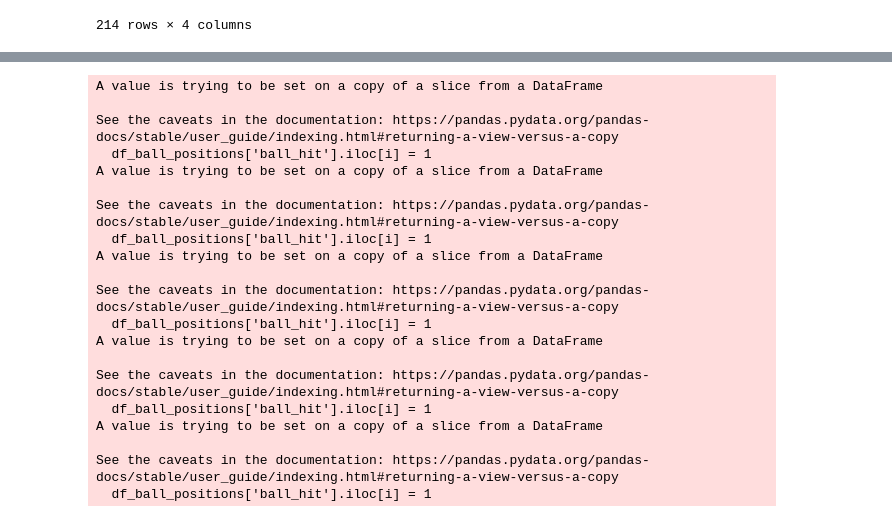
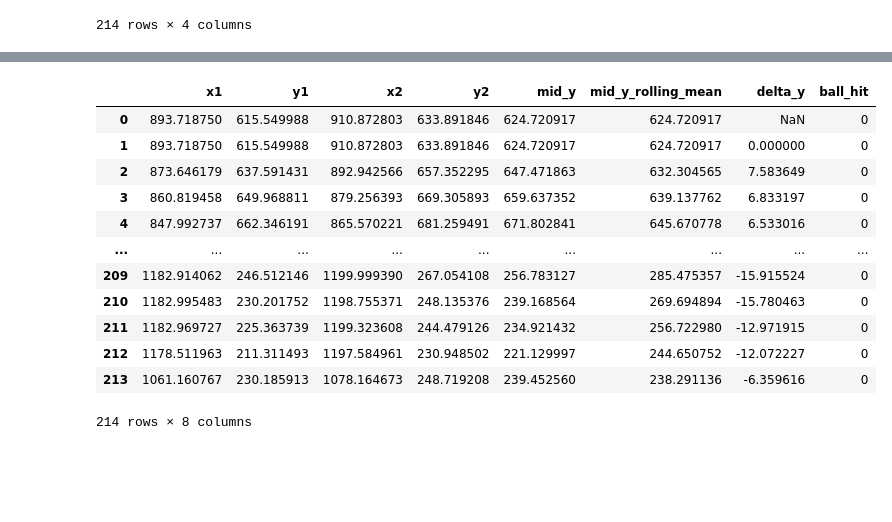
Before and after one commit to joshua-cheng2210/tennisCV, a Jupyter notebook: analysis/ball_analysis.ipynb, the cells around one changed output, grey strips where cells are left out. Cells and saved outputs as stored; diff of their text form; code cells hidden in the pictures; blank space fills up the shorter version.

```diff
--- a/analysis/ball_analysis.ipynb
+++ b/analysis/ball_analysis.ipynb
@@ -50,7 +81,22 @@ plt.plot(df_ball_positions['delta_y'])
 # %%
 df_ball_positions['ball_hit']=0
+df_ball_positions
+# %% [output]
+|  | x1 | y1 | x2 | y2 | mid_y | mid_y_rolling_mean | delta_y | ball_hit |
+| 0 | 893.718750 | 615.549988 | 910.872803 | 633.891846 | 624.720917 | 624.720917 | NaN | 0 |
+| 1 | 893.718750 | 615.549988 | 910.872803 | 633.891846 | 624.720917 | 624.720917 | 0.000000 | 0 |
+| 2 | 873.646179 | 637.591431 | 892.942566 | 657.352295 | 647.471863 | 632.304565 | 7.583649 | 0 |
+| 3 | 860.819458 | 649.968811 | 879.256393 | 669.305893 | 659.637352 | 639.137762 | 6.833197 | 0 |
+| 4 | 847.992737 | 662.346191 | 865.570221 | 681.259491 | 671.802841 | 645.670778 | 6.533016 | 0 |
+| ... | ... | ... | ... | ... | ... | ... | ... | ... |
+| 209 | 1182.914062 | 246.512146 | 1199.999390 | 267.054108 | 256.783127 | 285.475357 | -15.915524 | 0 |
+| 210 | 1182.995483 | 230.201752 | 1198.755371 | 248.135376 | 239.168564 | 269.694894 | -15.780463 | 0 |
+| 211 | 1182.969727 | 225.363739 | 1199.323608 | 244.479126 | 234.921432 | 256.722980 | -12.971915 | 0 |
+| 212 | 1178.511963 | 211.311493 | 1197.584961 | 230.948502 | 221.129997 | 244.650752 | -12.072227 | 0 |
+| 213 | 1061.160767 | 230.185913 | 1078.164673 | 248.719208 | 239.452560 | 238.291136 | -6.359616 | 0 |
+214 rows × 8 columns
 # %%
-minimum_change_frames_for_hit = 25
+minimum_change_frames_for_hit = 22
 for i in range(1,len(df_ball_positions)- int(minimum_change_frames_for_hit*1.2) ):
     negative_position_change = df_ball_positions['delta_y'].iloc[i] >0 and df_ball_positions['delta_y'].iloc[i+1] <0
     positive_position_change = df_ball_positions['delta_y'].iloc[i] <0 and df_ball_positions['delta_y'].iloc[i+1] >0
@@ -67,30 +113,9 @@ for i in range(1,len(df_ball_positions)- int(minimum_change_frames_for_hit*1.2)
                 change_count+=1
 
         if change_count>minimum_change_frames_for_hit-1:
-            df_ball_positions['ball_hit'].iloc[i] = 1
+            df_ball_positions.loc[i, 'ball_hit'] = 1
 
 frame_nums_with_ball_hits = df_ball_positions[df_ball_positions['ball_hit']==1].index.tolist()
-# %% [output]
-A value is trying to be set on a copy of a slice from a DataFrame
-
-See the caveats in the documentation: https://pandas.pydata.org/pandas-docs/stable/user_guide/indexing.html#returning-a-view-versus-a-copy
-  df_ball_positions['ball_hit'].iloc[i] = 1
-A value is trying to be set on a copy of a slice from a DataFrame
-
-See the caveats in the documentation: https://pandas.pydata.org/pandas-docs/stable/user_guide/indexing.html#returning-a-view-versus-a-copy
-  df_ball_positions['ball_hit'].iloc[i] = 1
-A value is trying to be set on a copy of a slice from a DataFrame
-
-See the caveats in the documentation: https://pandas.pydata.org/pandas-docs/stable/user_guide/indexing.html#returning-a-view-versus-a-copy
-  df_ball_positions['ball_hit'].iloc[i] = 1
-A value is trying to be set on a copy of a slice from a DataFrame
-
-See the caveats in the documentation: https://pandas.pydata.org/pandas-docs/stable/user_guide/indexing.html#returning-a-view-versus-a-copy
-  df_ball_positions['ball_hit'].iloc[i] = 1
-A value is trying to be set on a copy of a slice from a DataFrame
-
-See the caveats in the documentation: https://pandas.pydata.org/pandas-docs/stable/user_guide/indexing.html#returning-a-view-versus-a-copy
-  df_ball_positions['ball_hit'].iloc[i] = 1
 # %%
 df_ball_positions[df_ball_positions['ball_hit']==1]
 # %% [output]
```
Also changed, not shown: parts of 5 cells of this notebook, 3 other files.
